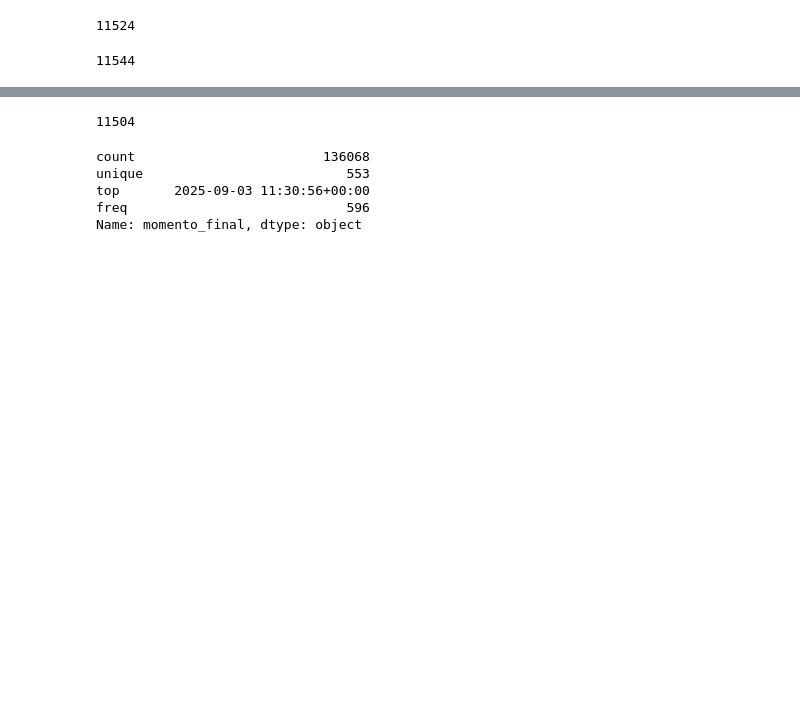
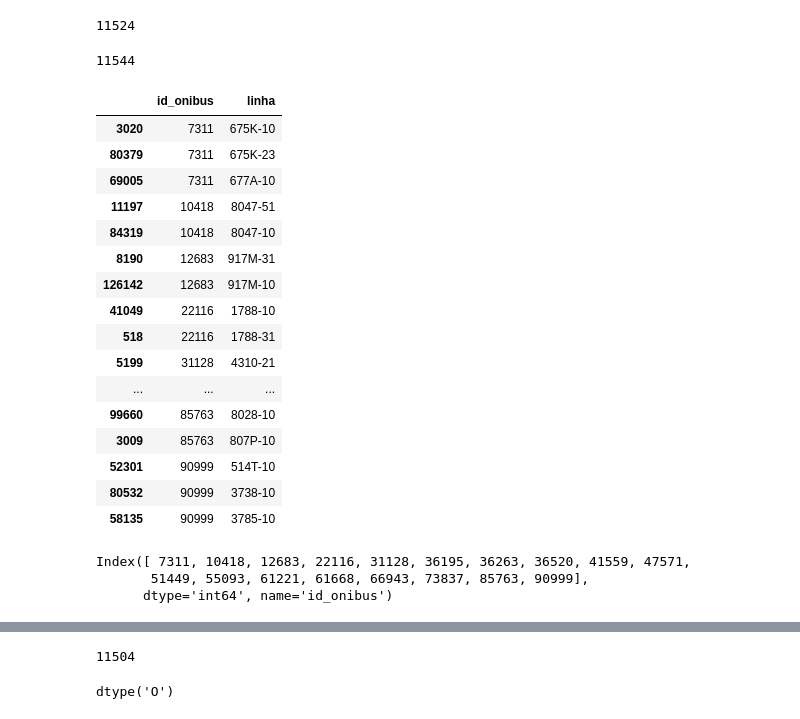
Before and after one commit to sepep-pmsp/dash_onibus_eletricos, a Jupyter notebook: analise_diagnostico.ipynb, the cells around one changed output, grey strips where cells are left out. Saved outputs shown, nothing was run; the diff lists cells and outputs as text; code cells hidden in the pictures; blank space fills up the shorter version.

```diff
--- a/analise_diagnostico.ipynb
+++ b/analise_diagnostico.ipynb
@@ -45,6 +46,40 @@ df_posicoes['id_onibus'].nunique()
 df_posicoes['id_2'].nunique()
 # %% [output]
 11544
+# %%
+df = df_posicoes.groupby('id_onibus')['linha'].nunique() > 1
+
+ids_multilinhas = df_posicoes[df_posicoes['id_onibus'].isin(df[df].index)]
+
+ids_multilinhas[['id_onibus', 'linha']].drop_duplicates().sort_values('id_onibus')
+# %% [output]
+|  | id_onibus | linha |
+| 3020 | 7311 | 675K-10 |
+| 80379 | 7311 | 675K-23 |
+| 69005 | 7311 | 677A-10 |
+| 11197 | 10418 | 8047-51 |
+| 84319 | 10418 | 8047-10 |
+| 8190 | 12683 | 917M-31 |
+| 126142 | 12683 | 917M-10 |
+| 41049 | 22116 | 1788-10 |
+| 518 | 22116 | 1788-31 |
+| 5199 | 31128 | 4310-21 |
+| ... | ... | ... |
+| 99660 | 85763 | 8028-10 |
+| 3009 | 85763 | 807P-10 |
+| 52301 | 90999 | 514T-10 |
+| 80532 | 90999 | 3738-10 |
+| 58135 | 90999 | 3785-10 |
+# %%
+counts = df_posicoes.groupby('id_onibus')['linha'].nunique()
+
+ids_multilinhas = counts[counts > 1].index
+
+ids_multilinhas
+# %% [output]
+Index([ 7311, 10418, 12683, 22116, 31128, 36195, 36263, 36520, 41559, 47571,
+       51449, 55093, 61221, 61668, 66943, 73837, 85763, 90999],
+      dtype='int64', name='id_onibus')
 # %%
 df_final = load_csv('df_final.csv')
 
@@ -68,13 +103,9 @@ df_final['id_onibus'].nunique()
 # %% [output]
 11504
 # %%
-df_final['momento_final'].describe()
+df_final['momento_final'].dtype
 # %% [output]
-count                        136068
-unique                          553
-top       2025-09-03 11:30:56+00:00
-freq                            596
-Name: momento_final, dtype: object
+dtype('O')
 # %%
 df_final['momento_inicial'] = pd.to_datetime(df_final['momento_inicial'])
 df_final['momento_final']   = pd.to_datetime(df_final['momento_final'])
```
Also changed, not shown: parts of 2 cells of this notebook.
